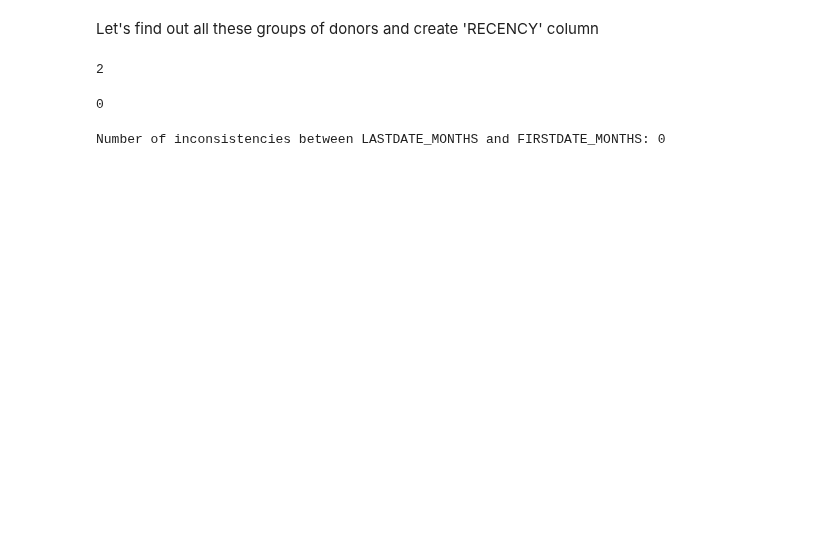
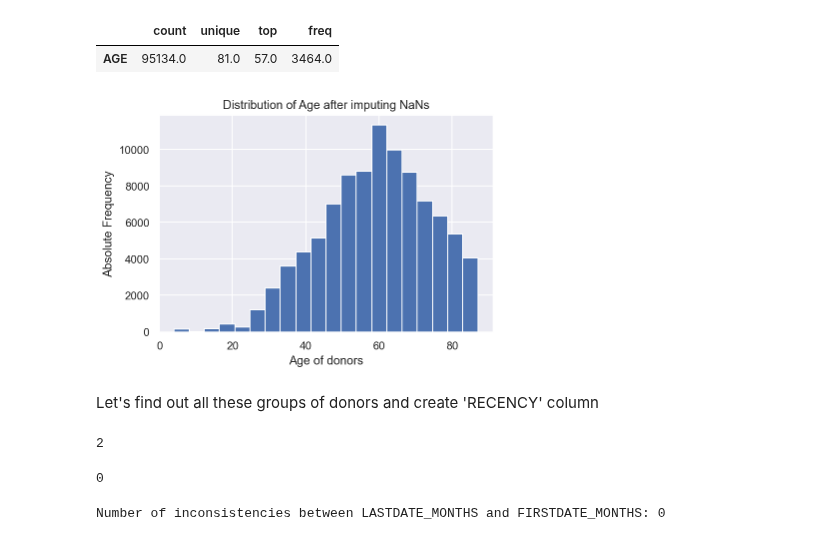
Before and after one commit to fredericosantos/ims_DM_Project, a Jupyter notebook: svitlana_new.ipynb, the cells around one changed output. Saved outputs shown, nothing was run; the diff lists cells and outputs as text; code cells hidden in the pictures; blank space fills up the shorter version.

Commit message:
- age imputing, wealth/income imputing

```diff
--- a/svitlana_new.ipynb
+++ b/svitlana_new.ipynb
@@ -44,0 +78,11 @@ data["AGE"] = (data.ADATE_2 - data.DOB).astype('timedelta64[Y]')    #.astype('in
+# %%
+# KNNImputer - impute NaNs in Age column
+# using columns AGE901, AGE904 with median and average age for people's neighbourhood,
+# where AGE901 - Median Age of Population in a neighbourhood,
+# AGE904 - Average Age of Population
+imputer = KNNImputer(n_neighbors=5, weights="uniform")
+age_features = ['AGE','AGE901','AGE904']
+data[age_features] = imputer.fit_transform(data[age_features])
+
+#Round the values down in AGE column because KNN produces floats
+data['AGE'].apply(np.floor)
@@ -45,3 +102,15 @@ data["AGE"] = (data.ADATE_2 - data.DOB).astype('timedelta64[Y]')    #.astype('in
+# %%
+# Build histogram for imputed Age column
+data["AGE"].hist(bins = 20)
+plt.title('Distribution of Age after imputing NaNs')
+plt.xlabel('Age of donors')
+plt.ylabel('Absolute Frequency')
+stats = data['AGE'].describe().to_frame().T
+stats
+# %% [output]
+|  | count | unique | top | freq |
+| AGE | 95134.0 | 81.0 | 57.0 | 3464.0 |
+[figure, added]
 # %%
 # Next I will create and fill out column 'RECENCY' based on information from metadata file
 # to find inconsistencies as per forum all donors should be lapsed
```
Also changed, not shown: parts of 28 cells of this notebook.
